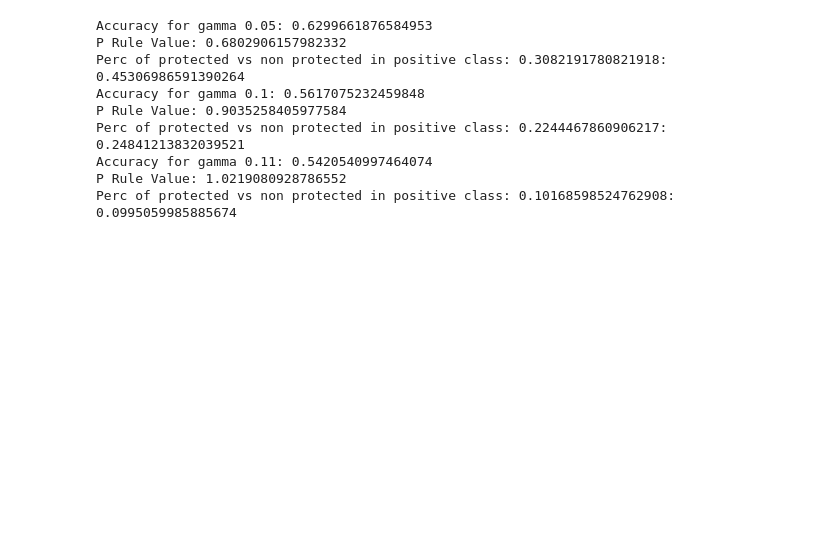
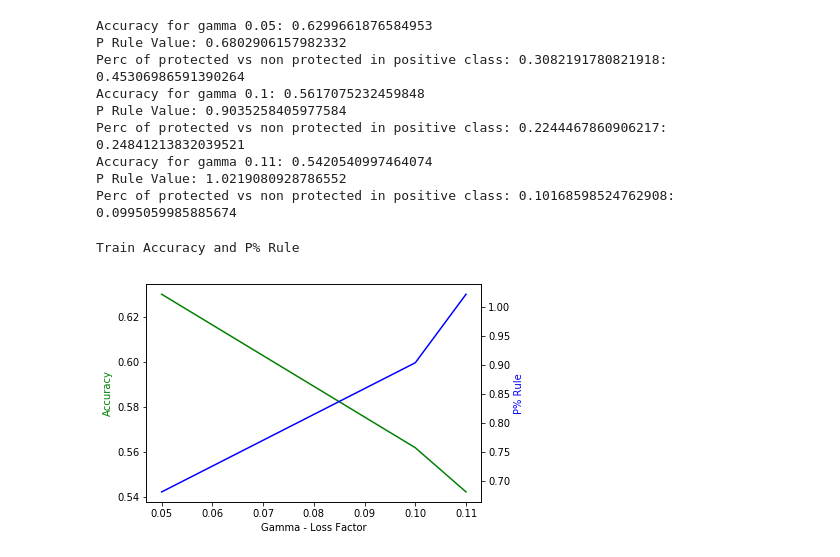
Before and after one commit to TZstatsADS/Fall2021-Project4-group5, a Jupyter notebook: doc/FairnessConstraints.ipynb, the cells around one changed output. Cells and saved outputs as stored; diff of their text form; code cells hidden in the pictures; blank space fills up the shorter version.

Commit message:
Add figures

```diff
--- a/doc/FairnessConstraints.ipynb
+++ b/doc/FairnessConstraints.ipynb
@@ -316,5 +327,13 @@ result = optimize.minimize(opt_function,
 # %%
-compas_acc, c_p_val_list, c_protected, c_nonpro = run_mult_optmizations(x_train, y_train, race_train, optimal_weights_compas, [0.05,0.1,0.11])
+(compas_acc, compas_p_val_list, compas_protected, compas_nonpro,
+ compas_acc_test, compas_p_val_list_test, compas_protected_test, compas_nonpro_test) = run_mult_optmizations(x_train,
+                                                                                y_train,
+                                                                                x_test,
+                                                                                y_test,
+                                                                                race_train,
+                                                                                race_test,
+                                                                                optimal_weights_compas,
+                                                                                [0.05,0.1,0.11])
 # %% [output]
 Accuracy for gamma 0.05: 0.6299661876584953
 P Rule Value: 0.6802906157982332
@@ -325,3 +344,20 @@ Perc of protected vs non protected in positive class: 0.2244467860906217: 0.2484
 Accuracy for gamma 0.11: 0.5420540997464074
 P Rule Value: 1.0219080928786552
 Perc of protected vs non protected in positive class: 0.10168598524762908: 0.0995059985885674
+# %%
+import matplotlib.pyplot as plt
+print("Train Accuracy and P% Rule")
+fig, ax1 = plt.subplots()
+
+ax2 = ax1.twinx()
+ax1.plot( [0.05,0.1,0.11], compas_acc , 'g-')
+ax2.plot( [0.05,0.1,0.11], compas_p_val_list, 'b-')
+
+ax1.set_xlabel('Gamma - Loss Factor')
+ax1.set_ylabel('Accuracy', color='g')
+ax2.set_ylabel('P% Rule', color='b')
+
+plt.show()
+# %% [output]
+Train Accuracy and P% Rule
+[figure, added]
```
Also changed, not shown: parts of 19 cells of this notebook.
